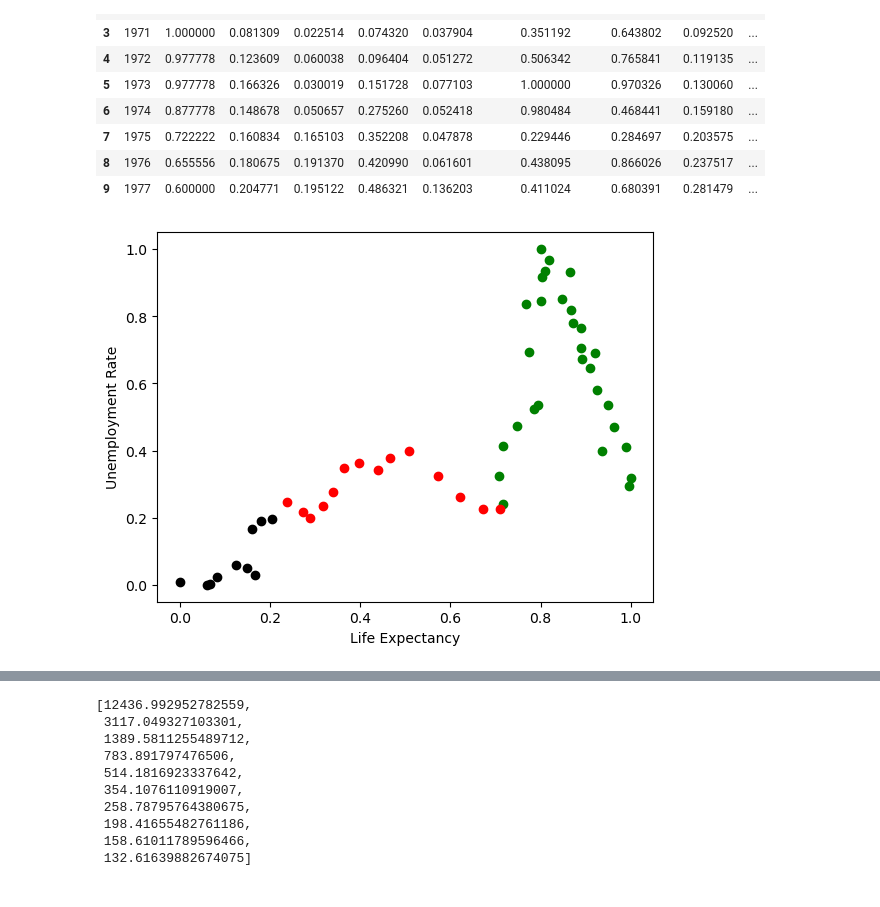
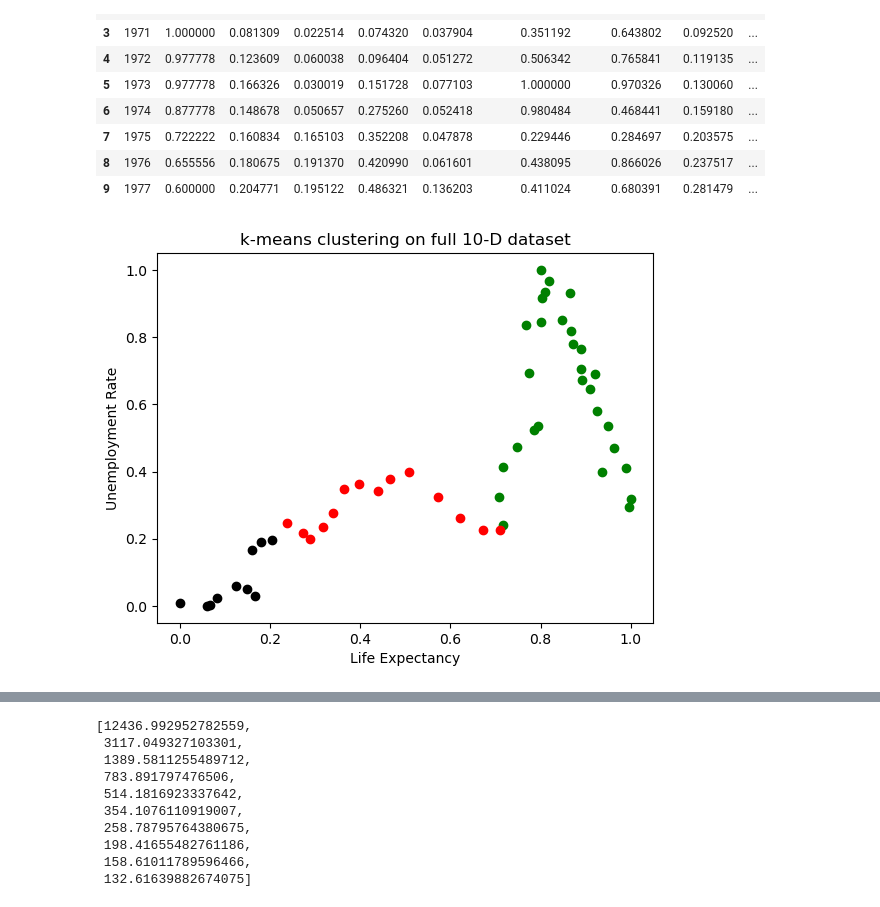
Before and after one commit to khilbert/data-science-projects, a Jupyter notebook: clustering.ipynb, the cells around one changed output, grey strips where cells are left out. Saved outputs shown, nothing was run; the diff lists cells and outputs as text; code cells hidden in the pictures.

```diff
--- a/clustering.ipynb
+++ b/clustering.ipynb
@@ -113,17 +113,18 @@ df.head(n=10)
 # %%
 # Performance of k-means on the scaled, full dataset
 # As expected, it clustered points in a different manner to the 2D subset clustering result
 
 df1 = df[df.cluster==0]
 df2 = df[df.cluster==1]
 df3 = df[df.cluster==2]
 
 plt.xlabel('Life Expectancy')
 plt.ylabel('Unemployment Rate')
 
 plt.scatter(df1['gdppc'], df1['unemp'], color ='green')
 plt.scatter(df2['gdppc'], df2['unemp'], color ='red')
 plt.scatter(df3['gdppc'], df3['unemp'], color ='black')
+plt.title("k-means clustering on full 10-D dataset")
 plt.show()
 # %% [output]
-[figure, old version]
+[figure, new version]
```
Also changed, not shown: parts of 5 cells of this notebook.
